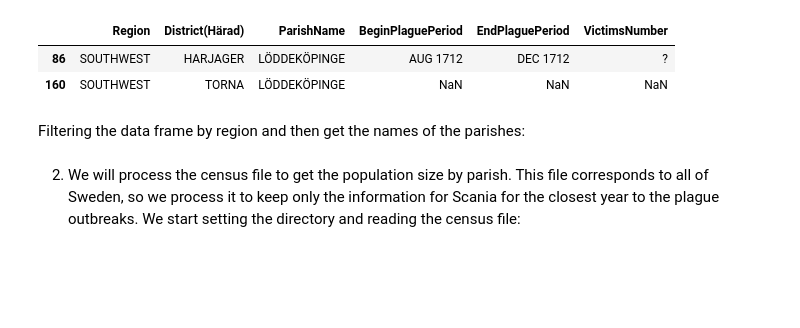
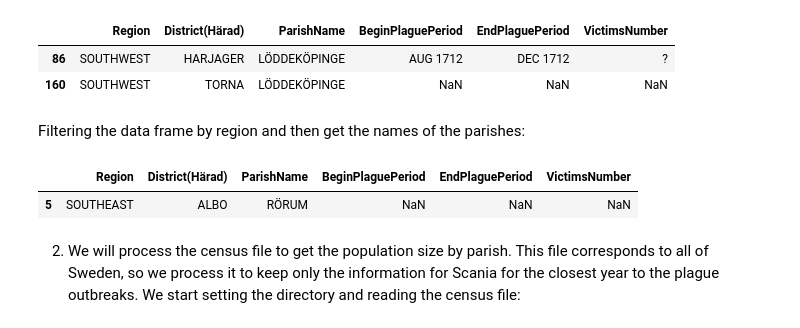
Before and after one commit to polislizarralde/PythonMathematicalModeling, a Jupyter notebook: docs/PlagueProject/databaseScania.ipynb, the cells around one changed output. Cells and saved outputs as stored; diff of their text form; code cells hidden in the pictures; blank space fills up the shorter version.

```diff
--- a/docs/PlagueProject/databaseScania.ipynb
+++ b/docs/PlagueProject/databaseScania.ipynb
@@ -122,6 +122,10 @@ Filtering the data frame by region and then get the names of the parishes:
 # %%
 southeastParishes = parishesScania.loc[parishesScania['Region'] == 'SOUTHEAST']
 southeastParishes_names = get_Names(southeastParishes, 'ParishName')
+southeastParishes.loc[southeastParishes['ParishName'] == 'RÖRUM']
+# %% [output]
+|  | Region | District(Härad) | ParishName | BeginPlaguePeriod | EndPlaguePeriod | VictimsNumber |
+| 5 | SOUTHEAST | ALBO | RÖRUM | NaN | NaN | NaN |
 # %% [markdown]
 2. We will process the census file to get the population size by parish. This file corresponds to all of Sweden, so we process it to keep only the information for Scania for the closest year to the plague outbreaks. We start setting the directory and reading the census file:
 # %%
```
Also changed, not shown: parts of 8 cells of this notebook, 7 other files.
